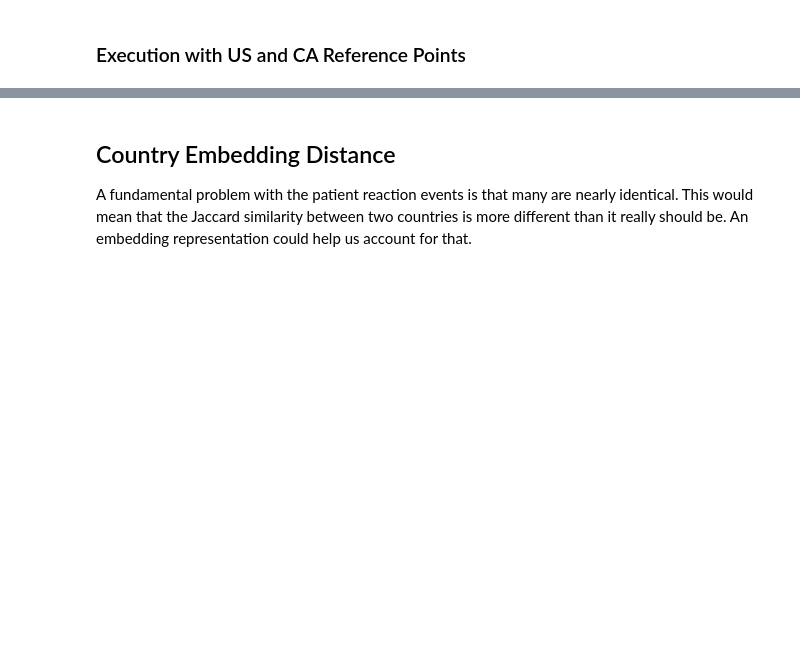
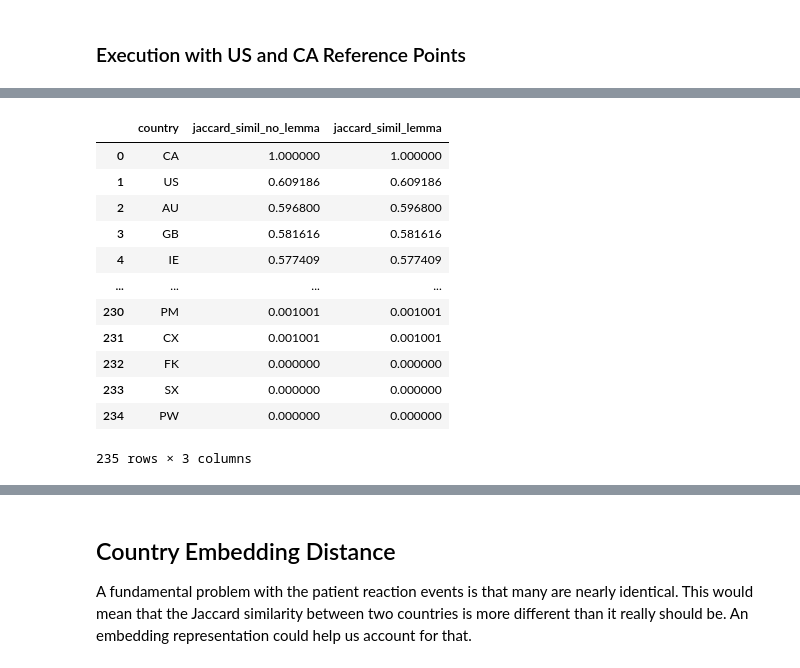
Before and after one commit to brycecf/openfda_analysis, a Jupyter notebook: notebooks/question_1_solutions.ipynb, the cells around one changed output, grey strips where cells are left out. Cells and saved outputs as stored; diff of their text form; code cells hidden in the pictures; blank space fills up the shorter version.

```diff
--- a/notebooks/question_1_solutions.ipynb
+++ b/notebooks/question_1_solutions.ipynb
@@ -128,0 +122,18 @@ From the results, we can see that this metric does find a difference between the
+# %%
+ca_lemma_jaccard_df = jaccard.get_jaccard_similarity_with_reference_to_country('CA')
+ca_jaccard_simils = pd.merge(ca_jaccard_df, ca_lemma_jaccard_df, on='country', suffixes=('_no_lemma', '_lemma'))
+ca_jaccard_simils
+# %% [output]
+|  | country | jaccard_simil_no_lemma | jaccard_simil_lemma |
+| 0 | CA | 1.000000 | 1.000000 |
+| 1 | US | 0.609186 | 0.609186 |
+| 2 | AU | 0.596800 | 0.596800 |
+| 3 | GB | 0.581616 | 0.581616 |
+| 4 | IE | 0.577409 | 0.577409 |
+| ... | ... | ... | ... |
+| 230 | PM | 0.001001 | 0.001001 |
+| 231 | CX | 0.001001 | 0.001001 |
+| 232 | FK | 0.000000 | 0.000000 |
+| 233 | SX | 0.000000 | 0.000000 |
+| 234 | PW | 0.000000 | 0.000000 |
+235 rows × 3 columns
```
Also changed, not shown: parts of 64 cells of this notebook, 4 other files.
